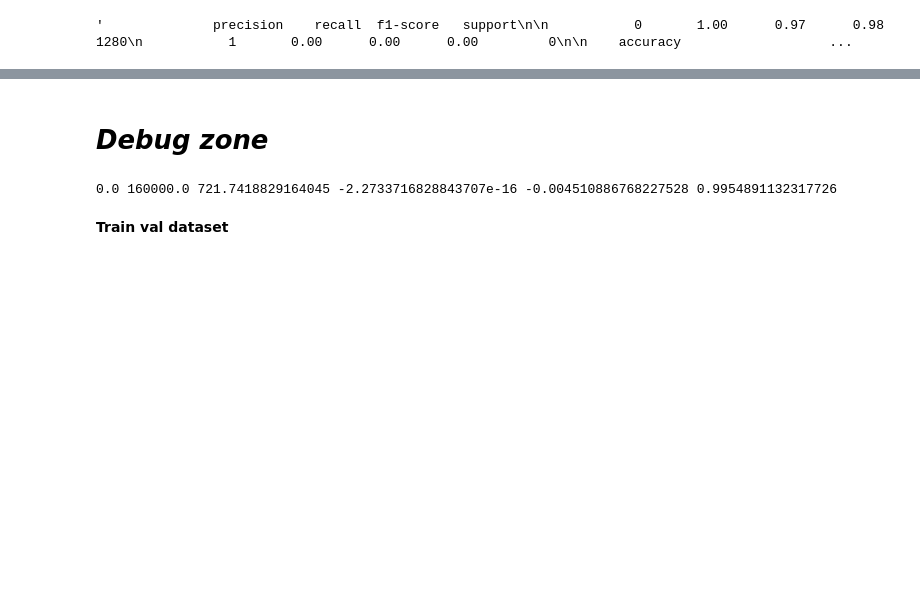
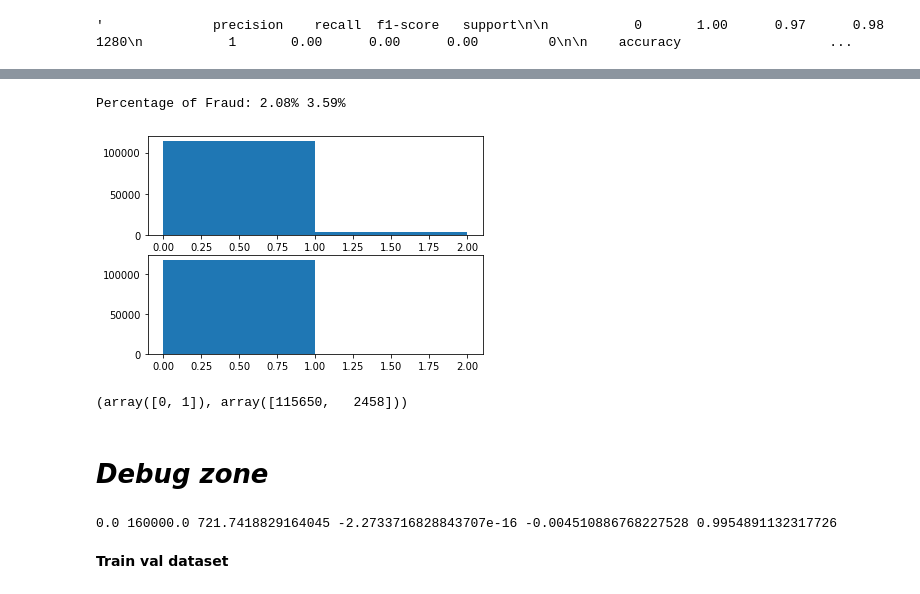
Before and after one commit to aquangnguyen1992/Advanced_Data_Science_Capstone, a Jupyter notebook: Capstone_Project.ipynb, the cells around one changed output, grey strips where cells are left out. Drawn from its saved outputs; the diff is of its cells as text; code cells hidden in the pictures; blank space fills up the shorter version.

```diff
--- a/Capstone_Project.ipynb
+++ b/Capstone_Project.ipynb
@@ -451,0 +458,3 @@ array([1, 0])
+# %%
+my_model.evaluate(X_test, Y_test)
+prediction = my_model.predict(X_test)
@@ -452,3 +463,24 @@ array([1, 0])
+# %%
+prediction = np.squeeze(prediction, axis=1)
+
+plt.subplot(211)
+plt.hist(Y_test, bins=[0,1,2])
+
+plt.subplot(212)
+plt.hist(prediction, bins=[0,1,2])
+
+
+
+fraud_predict = np.unique((prediction>0.5).astype('int'), return_counts=True)
+fraud_real = np.unique(Y_test, return_counts=True)
+print("Percentage of Fraud: " + str(round(fraud_count[1][1]/np.sum(fraud_count[1])*100,2)) + "% " + str(round(fraud_real[1][1]/np.sum(fraud_real[1])*100,2)) + "%")
+# %% [output]
+Percentage of Fraud: 2.08% 3.59%
+[figure, added]
+# %%
+fraud_count
+# %% [output]
+(array([0, 1]), array([115650,   2458]))
 # %% [markdown]
 # ***Debug zone***
 # %%
```
Also changed, not shown: parts of 15 cells of this notebook.
